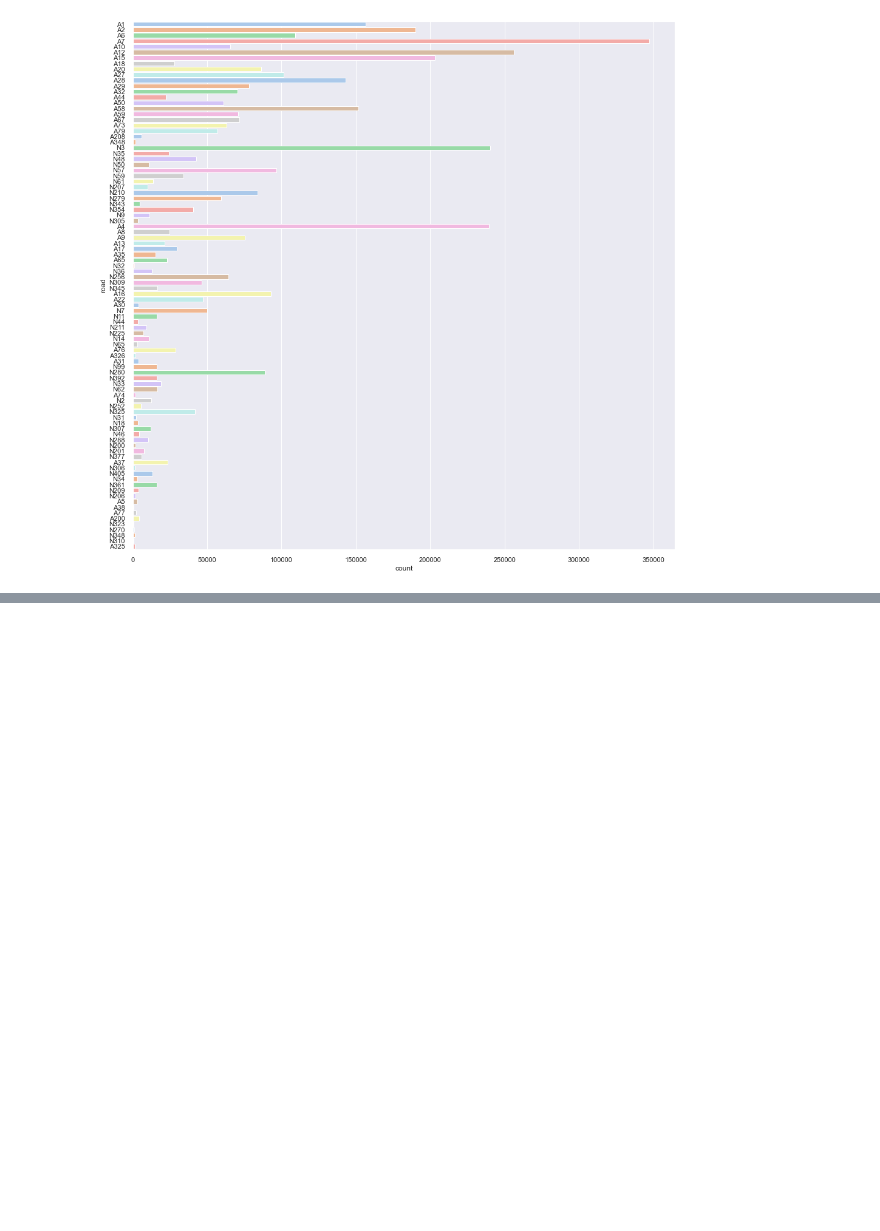
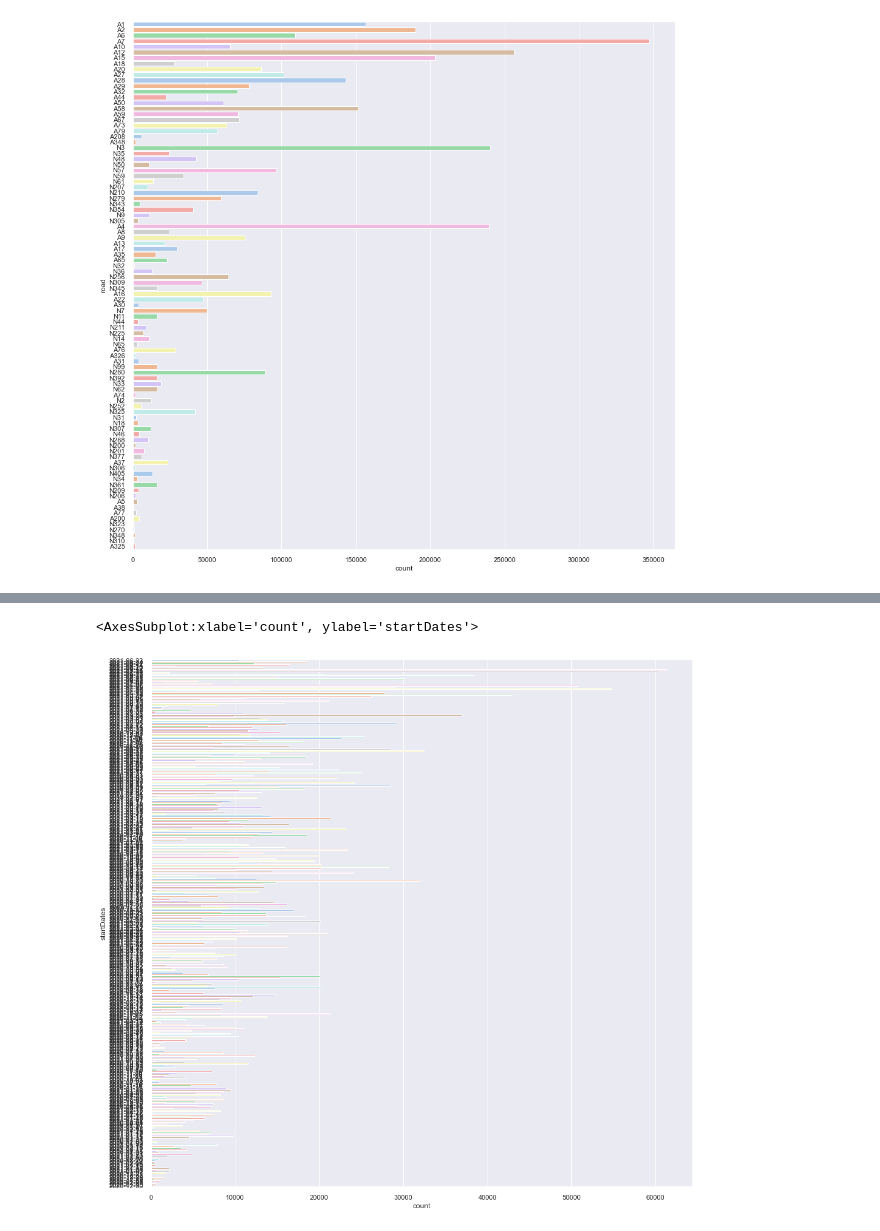
Before and after one commit to AviMegin/AI, a Jupyter notebook: Python/Parquet- project - explore ROADWORKS.ipynb, the cells around one changed output, grey strips where cells are left out. Drawn from its saved outputs; the diff is of its cells as text; code cells hidden in the pictures; blank space fills up the shorter version.

```diff
--- a/Python/Parquet- project - explore ROADWORKS.ipynb
+++ b/Python/Parquet- project - explore ROADWORKS.ipynb
@@ -327,0 +336,7 @@ sns.countplot(y="weekday", data=df1,
+# %%
+plt.figure(figsize=(16,16))
+sns.countplot(y="startDates", data=df1,
+            palette="pastel")
+# %% [output]
+<AxesSubplot:xlabel='count', ylabel='startDates'>
+[figure, added]
```
Also changed, not shown: parts of 7 cells of this notebook, 1 other file.
